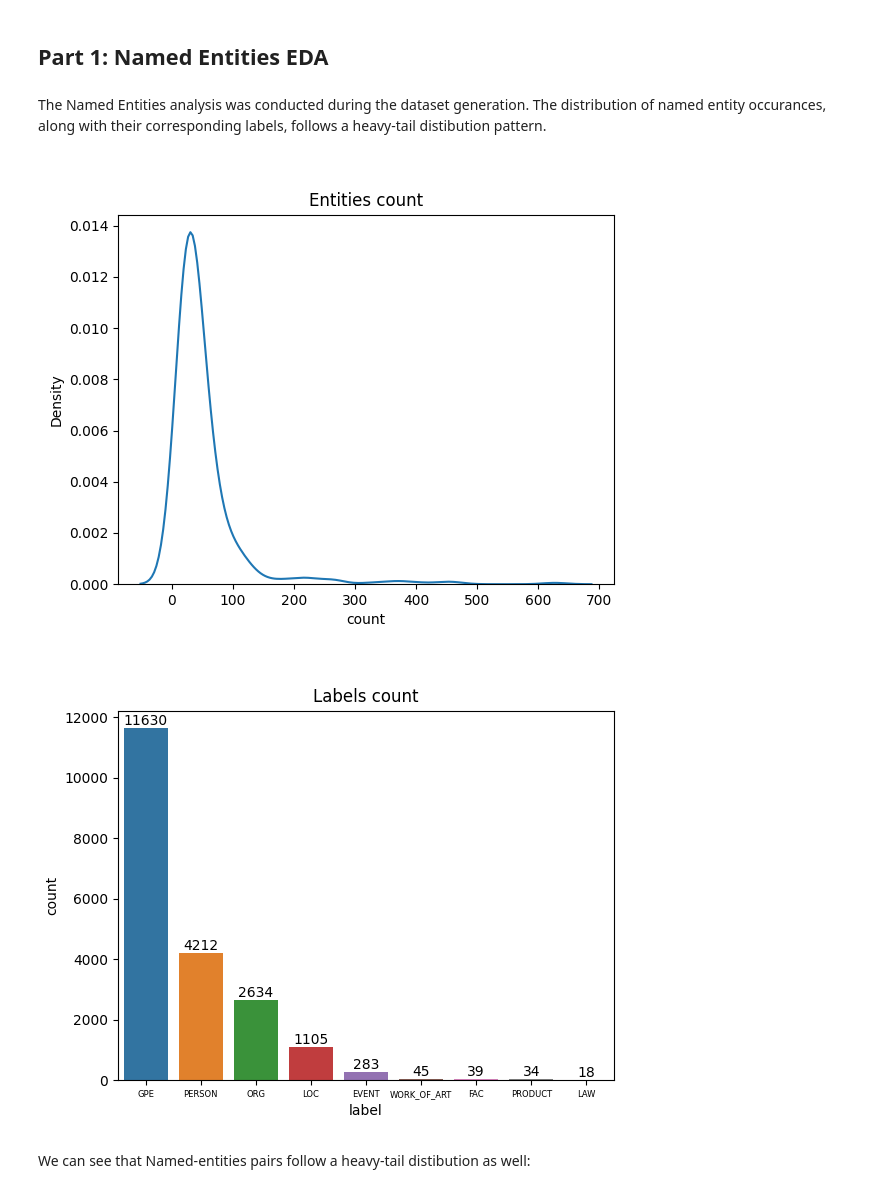
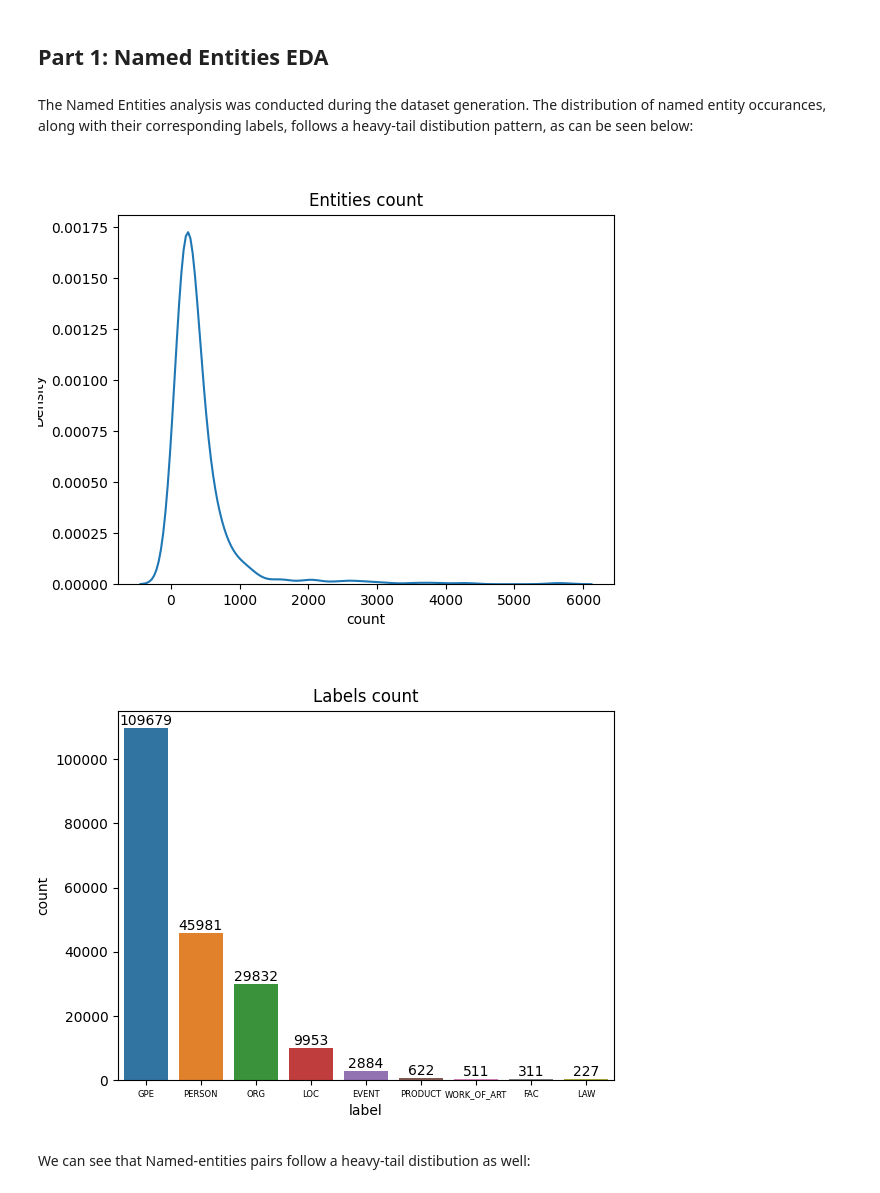
Before and after one commit to mhornstein/NESRR, a Jupyter notebook: part2/EDA.ipynb, the cells around one changed output. Cells and saved outputs as stored; diff of their text form; code cells hidden in the pictures.

Commit message:
Updating the notebook of part 2

```diff
--- a/part2/EDA.ipynb
+++ b/part2/EDA.ipynb
@@ -13,15 +13,15 @@ import itertools
 ## Part 1: Named Entities EDA
 # %% [markdown]
 The Named Entities analysis was conducted during the dataset generation.
-The distribution of named entity occurances, along with their corresponding labels, follows a heavy-tail distibution pattern.
+The distribution of named entity occurances, along with their corresponding labels, follows a heavy-tail distibution pattern, as can be seen below:
 # %%
-Image(filename='../part1/script_output/sampled_data_stats/entities_count.png')
+Image(filename='../part1/script_output/sampled_sentences_stats/entities_count.png')
 # %% [output]
-[figure, old version]
+[figure, new version]
 # %%
-Image(filename='../part1/script_output/sampled_data_stats/labels_count.png')
+Image(filename='../part1/script_output/sampled_sentences_stats/labels_count.png')
 # %% [output]
-[figure, old version]
+[figure, new version]
 # %% [markdown]
 We can see that Named-entities pairs follow a heavy-tail distibution as well:
 # %%
```
Also changed, not shown: parts of 18 cells of this notebook.
